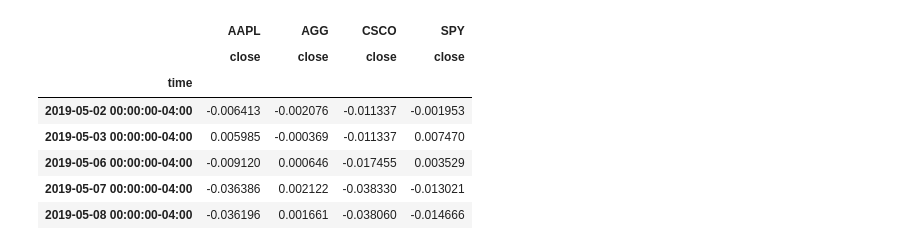
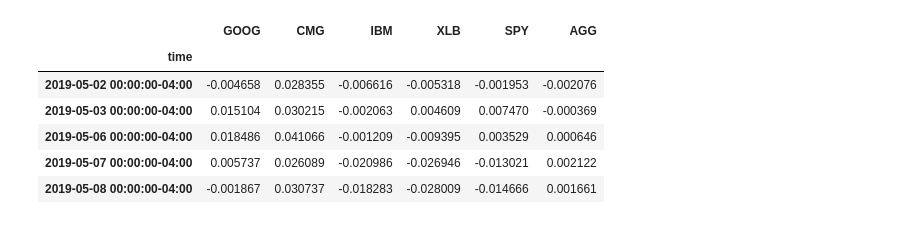
Before and after one commit to woodedlawn/awesome_retirement_portfolio_projector_tool, a Jupyter notebook: abiy/visualization.ipynb, the cells around one changed output. Saved outputs shown, nothing was run; the diff lists cells and outputs as text; code cells hidden in the pictures.

```diff
--- a/abiy/visualization.ipynb
+++ b/abiy/visualization.ipynb
@@ -37,6 +34,9 @@ end_date = pd.Timestamp("2021-06-05", tz="America/New_York").isoformat()
 #Client Portfolio
 # Set the tickers
 tickers = ["GOOG","CMG","IBM", "XLB"]
+# %%
+#Diversifying portfolio
+tickers_2= ["GOOG","CMG","IBM", "XLB","SPY","AGG"]
 # %%
 # Set timeframe to one day ('1D') for the Alpaca API
 timeframe = "1D"
@@ -136,0 +103,24 @@ portfolio_daily_price.head()
+# %%
+#creating an empty for holding the closing prices
+client_closing_prices_df = pd.DataFrame()
+#usinga for loop, for every tickers list,
+#select the close price for each tickers in prices_df for the same ticker value
+#That will be equal to closing_prices_df
+for ticker in tickers:
+    client_closing_prices_df[ticker]= client_prices_df[ticker]['close']
+#For the new closing_prices_df DataFrame ,keep only data component
+#creating an empty for holding the closing prices
+closing_prices_df = pd.DataFrame()
+#usinga for loop, for every tickers list,
+#select the close price for each tickers in prices_df for the same ticker value
+#That will be equal to closing_prices_df
+for ticker in tickers_2:
+    closing_prices_df[ticker]= prices_df[ticker]['close']
+#For the new closing_prices_df DataFrame ,keep only data component
+#closing_prices_df.set.index = closing_prices_df.index.date
+#display the first 5 rows
+display(client_closing_prices_df.head())
+
+#closing_prices_df.set.index = closing_prices_df.index.date
+#display the first 5 rows
+display(closing_prices_df.head())
@@ -136,0 +167,5 @@ portfolio_daily_price.head()
+# %%
+# Compute the `daily_returns_df` DataFrame by chaining
+# the pct_change function with the dropna function.
+daily_returns = closing_prices_df.pct_change().dropna()
+daily_returns.head()
@@ -137,13 +227,13 @@ portfolio_daily_price.head()
 # %%
+#Using the default Pandas plot to visualize the cumulative return values for the client portfolio and diversifying stocks over time.
 #portfolio_cumulative_price = (1+portfolio_daily_returns).cumprod()-1
-portfolio_cumulative_price = (1+portfolio_daily_price).cumprod()-1
+portfolio_cumulative_price = (1+daily_returns).cumprod()-1
 portfolio_cumulative_price.head()
 # %% [output]
-|  | AAPL | AGG | CSCO | SPY |
-|  | close | close | close | close |
-| time |  |  |  |  |
-| 2019-05-02 00:00:00-04:00 | -0.006413 | -0.002076 | -0.011337 | -0.001953 |
-| 2019-05-03 00:00:00-04:00 | 0.005985 | -0.000369 | -0.011337 | 0.007470 |
-| 2019-05-06 00:00:00-04:00 | -0.009120 | 0.000646 | -0.017455 | 0.003529 |
-| 2019-05-07 00:00:00-04:00 | -0.036386 | 0.002122 | -0.038330 | -0.013021 |
-| 2019-05-08 00:00:00-04:00 | -0.036196 | 0.001661 | -0.038060 | -0.014666 |
+|  | GOOG | CMG | IBM | XLB | SPY | AGG |
+| time |  |  |  |  |  |  |
+| 2019-05-02 00:00:00-04:00 | -0.004658 | 0.028355 | -0.006616 | -0.005318 | -0.001953 | -0.002076 |
+| 2019-05-03 00:00:00-04:00 | 0.015104 | 0.030215 | -0.002063 | 0.004609 | 0.007470 | -0.000369 |
+| 2019-05-06 00:00:00-04:00 | 0.018486 | 0.041066 | -0.001209 | -0.009395 | 0.003529 | 0.000646 |
+| 2019-05-07 00:00:00-04:00 | 0.005737 | 0.026089 | -0.020986 | -0.026946 | -0.013021 | 0.002122 |
+| 2019-05-08 00:00:00-04:00 | -0.001867 | 0.030737 | -0.018283 | -0.028009 | -0.014666 | 0.001661 |
```
Also changed, not shown: parts of 46 cells of this notebook, 4 other files.
